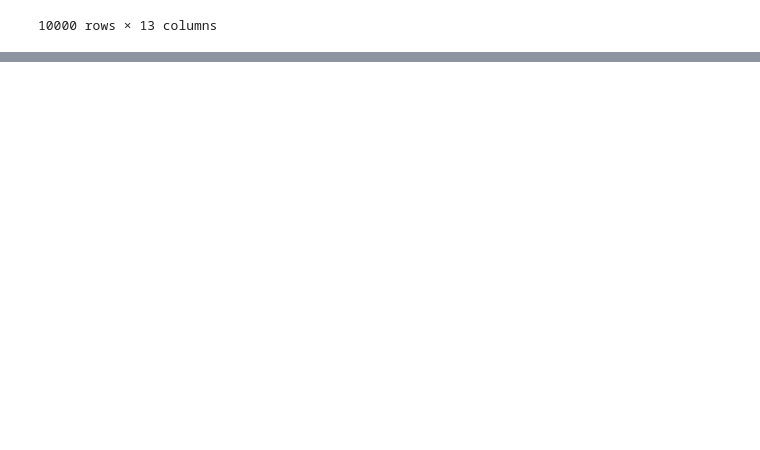
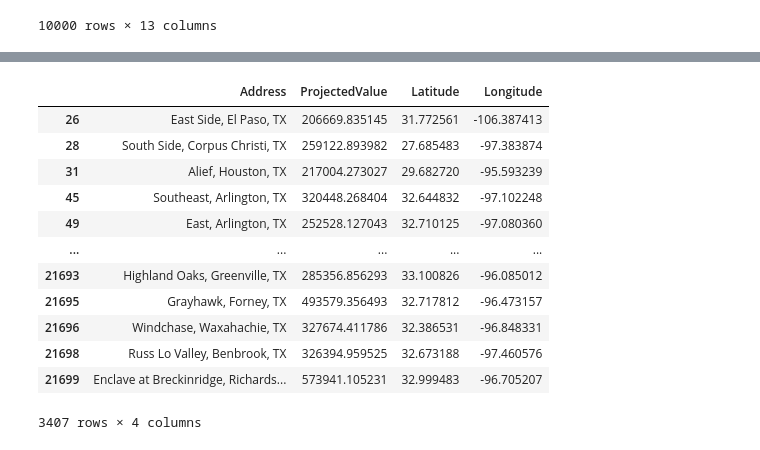
Before and after one commit to JYasha11/Move-Out-With-Us, a Jupyter notebook: test.ipynb, the cells around one changed output, grey strips where cells are left out. Drawn from its saved outputs; the diff is of its cells as text; code cells hidden in the pictures; blank space fills up the shorter version.

```diff
--- a/test.ipynb
+++ b/test.ipynb
@@ -54,0 +105,9 @@ df
+# %%
+df_places= pd.read_csv("Neighborhood_zhvi_uc_sfrcondo_tier_0.33_0.67_sm_sa_month.csv")
+df_places= df_places[df_places["StateName"]=="TX"]
+df_places= df_places[['RegionID', 'SizeRank', 'RegionName', 'RegionType', 'StateName',
+       'State', 'City', 'Metro', 'CountyName', '2023-09-30']]
+df_places["Address"]= df_places["RegionName"] + ", " + df_places["City"] + ", " + df_places["State"]
+df_places= df_places[["Address", "2023-09-30"]]
+df_places= df_places.rename(columns={"2023-09-30": "ProjectedValue"})
+df_places
@@ -54,0 +128,56 @@ df
+# %%
+import requests
+import json
+import tqdm
+
+latitudes= []
+longitudes= []
+
+# Replace with your API key
+api_key = 'AIzaSyCdfNS1niuPbNhZ7P3mvTIoZu9D-RWs6ZU'
+
+def geocode_place(place):
+    base_url = 'https://maps.googleapis.com/maps/api/geocode/json'
+    params = {
+        'address': place,
+        'key': api_key,
+    }
+
+    response = requests.get(base_url, params=params)
+
+    if response.status_code == 200:
+        data = response.json()
+        if data['status'] == 'OK':
+            location = data['results'][0]['geometry']['location']
+            lat = location['lat']
+            lng = location['lng']
+            return lat, lng
+        else:
+            print(f"Geocoding failed for {place}: {data['status']}")
+    else:
+        print(f"Failed to connect to the Geocoding API. Status code: {response.status_code}")
+
+places = df_places["Address"]
+
+for place in tqdm.tqdm(places):
+    lat, lng = geocode_place(place)
+    latitudes.append(lat)
+    longitudes.append(lng)
+
+df_places["Latitude"]= latitudes
+df_places["Longitude"]= longitudes
+df_places
+# %% [output]
+|  | Address | ProjectedValue | Latitude | Longitude |
+| 26 | East Side, El Paso, TX | 206669.835145 | 31.772561 | -106.387413 |
+| 28 | South Side, Corpus Christi, TX | 259122.893982 | 27.685483 | -97.383874 |
+| 31 | Alief, Houston, TX | 217004.273027 | 29.682720 | -95.593239 |
+| 45 | Southeast, Arlington, TX | 320448.268404 | 32.644832 | -97.102248 |
+| 49 | East, Arlington, TX | 252528.127043 | 32.710125 | -97.080360 |
+| ... | ... | ... | ... | ... |
+| 21693 | Highland Oaks, Greenville, TX | 285356.856293 | 33.100826 | -96.085012 |
+| 21695 | Grayhawk, Forney, TX | 493579.356493 | 32.717812 | -96.473157 |
+| 21696 | Windchase, Waxahachie, TX | 327674.411786 | 32.386531 | -96.848331 |
+| 21698 | Russ Lo Valley, Benbrook, TX | 326394.959525 | 32.673188 | -97.460576 |
+| 21699 | Enclave at Breckinridge, Richards... | 573941.105231 | 32.999483 | -96.705207 |
+3407 rows × 4 columns
```
Also changed, not shown: parts of 19 cells of this notebook, 8 other files.
